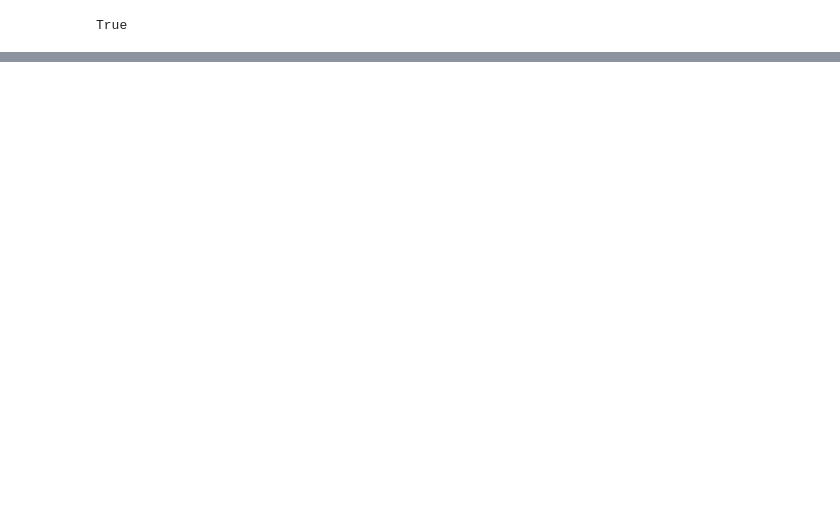
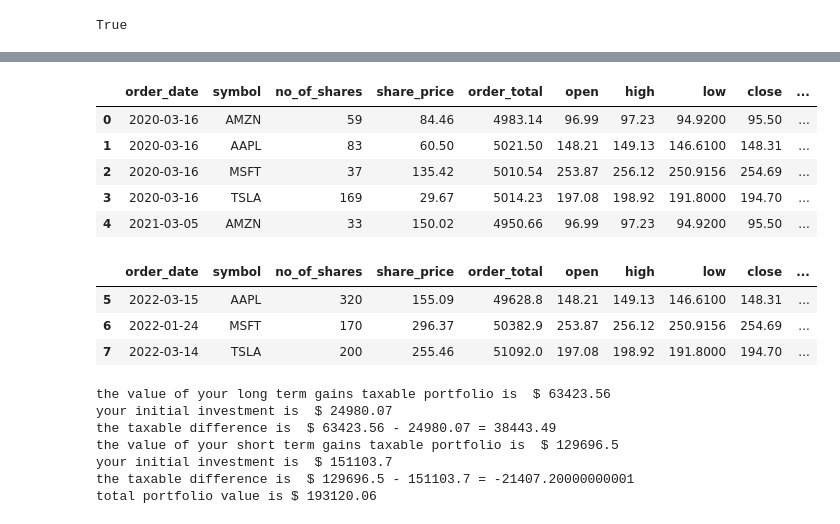
Before and after one commit to scoopcash/group_project_1, a Jupyter notebook: tax_harvest.ipynb, the cells around one changed output, grey strips where cells are left out. Cells and saved outputs as stored; diff of their text form; code cells hidden in the pictures; blank space fills up the shorter version.

```diff
--- a/tax_harvest.ipynb
+++ b/tax_harvest.ipynb
@@ -175,3 +173,48 @@ current_price_df
+# %%
+# display blanace of each tax type and ask user to input dollar total of withdrawal requested, put amount in column "amount_to_withdraw"
+LT_portfolio_df = current_price_df.loc[current_price_df['tax'] == 'LT']
+LT_portfolio_balance = LT_portfolio_df['current_value'].sum()
+LT_portfolio_inital_investment = LT_portfolio_df['order_total'].sum()
+LT_taxable_amount = LT_portfolio_balance - LT_portfolio_inital_investment
+display(LT_portfolio_df)
+display(ST_portfolio_df)
+
+print(f"the value of your long term gains taxable portfolio is  $ {LT_portfolio_balance}")
+print(f"your initial investment is  $ {LT_portfolio_inital_investment}")
+print(f"the taxable difference is  $ {LT_portfolio_balance} - {LT_portfolio_inital_investment} = {LT_taxable_amount} ")
+
+ST_portfolio_df = current_price_df.loc[current_price_df['tax'] == 'ST']
+ST_portfolio_balance = ST_portfolio_df['current_value'].sum()
+ST_portfolio_inital_investment = ST_portfolio_df['order_total'].sum()
+ST_taxable_amount = ST_portfolio_balance - ST_portfolio_inital_investment
+total_portfolio_value = LT_portfolio_balance + ST_portfolio_balance
+
+
+
+
+
+print(f"the value of your short term gains taxable portfolio is  $ {ST_portfolio_balance}")
+print(f"your initial investment is  $ {ST_portfolio_inital_investment}")
+print(f"the taxable difference is  $ {ST_portfolio_balance} - {ST_portfolio_inital_investment} = {ST_taxable_amount} ")
+print(f"total portfolio value is $ {total_portfolio_value}")
+# %% [output]
+|  | order_date | symbol | no_of_shares | share_price | order_total | open | high | low | close | ... |
+| 0 | 2020-03-16 | AMZN | 59 | 84.46 | 4983.14 | 96.99 | 97.23 | 94.9200 | 95.50 | ... |
+| 1 | 2020-03-16 | AAPL | 83 | 60.50 | 5021.50 | 148.21 | 149.13 | 146.6100 | 148.31 | ... |
+| 2 | 2020-03-16 | MSFT | 37 | 135.42 | 5010.54 | 253.87 | 256.12 | 250.9156 | 254.69 | ... |
+| 3 | 2020-03-16 | TSLA | 169 | 29.67 | 5014.23 | 197.08 | 198.92 | 191.8000 | 194.70 | ... |
+| 4 | 2021-03-05 | AMZN | 33 | 150.02 | 4950.66 | 96.99 | 97.23 | 94.9200 | 95.50 | ... |
+|  | order_date | symbol | no_of_shares | share_price | order_total | open | high | low | close | ... |
+| 5 | 2022-03-15 | AAPL | 320 | 155.09 | 49628.8 | 148.21 | 149.13 | 146.6100 | 148.31 | ... |
+| 6 | 2022-01-24 | MSFT | 170 | 296.37 | 50382.9 | 253.87 | 256.12 | 250.9156 | 254.69 | ... |
+| 7 | 2022-03-14 | TSLA | 200 | 255.46 | 51092.0 | 197.08 | 198.92 | 191.8000 | 194.70 | ... |
+the value of your long term gains taxable portfolio is  $ 63423.56
+your initial investment is  $ 24980.07
+the taxable difference is  $ 63423.56 - 24980.07 = 38443.49
+the value of your short term gains taxable portfolio is  $ 129696.5
+your initial investment is  $ 151103.7
+the taxable difference is  $ 129696.5 - 151103.7 = -21407.20000000001
+total portfolio value is $ 193120.06
 # %%
 # ask user for yearly income to determine tax bracket. put amount in column "taxable_income"
 # %%
```
Also changed, not shown: parts of 5 cells of this notebook, 1 other file.
